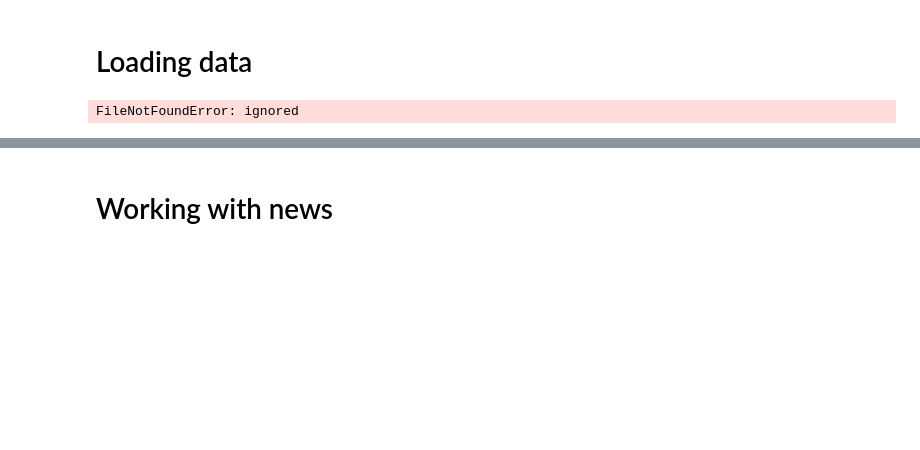
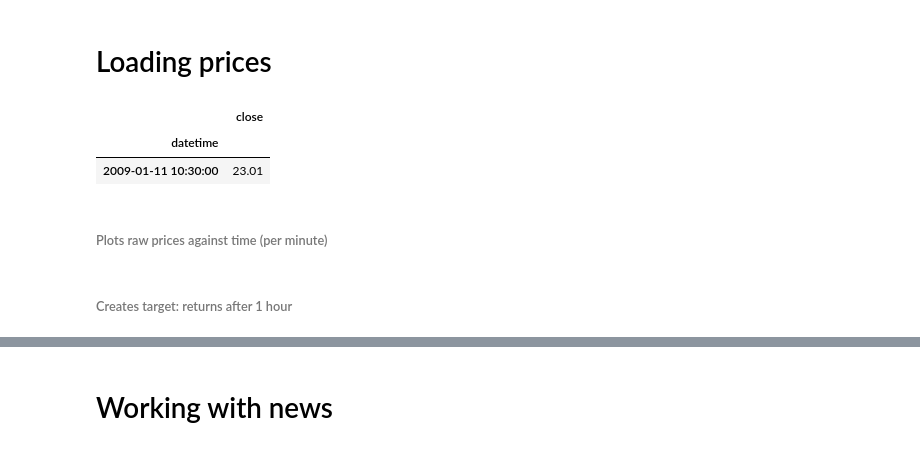
Before and after one commit to Quotermain/sber_stock_analysis, a Jupyter notebook: analysis.ipynb, the cells around one changed output, grey strips where cells are left out. Saved outputs shown, nothing was run; the diff lists cells and outputs as text; code cells hidden in the pictures; blank space fills up the shorter version.

```diff
--- a/analysis.ipynb
+++ b/analysis.ipynb
@@ -109,20 +93,24 @@ def accuracy_per_class(preds, labels):
         print(f'Class: {label_dict_inverse[label]}')
         print(f'Accuracy: {len(y_preds[y_preds==label])}/{len(y_true)}\n')
 # %% [markdown]
-# Loading data
+# Loading prices
 # %%
 data = pd.read_csv(
-    'data/SBER.txt',
+    'drive/MyDrive/data/SBER.txt',
     usecols=['<DATE>', '<TIME>', '<CLOSE>'],
     parse_dates=[['<DATE>', '<TIME>']],
     dayfirst=True
 )
 data.columns = ['datetime', 'close']
 data.set_index('datetime', inplace=True)
 
-data.head()
+data.head(1)
 # %% [output]
-FileNotFoundError: ignored
+|  | close |
+| datetime |  |
+| 2009-01-11 10:30:00 | 23.01 |
+# %% [markdown]
+###### Plots raw prices against time (per minute)
 # %%
 plt.plot(data.close[-200:])
 plt.title('Closing price of SBERBANK')
@@ -130,6 +118,8 @@ plt.ylabel('Closing price')
 plt.xlabel('Date_time')
 plt.grid(False)
 plt.show()
+# %% [markdown]
+###### Creates target: returns after 1 hour
 # %%
 data['returns_per_hour'] = data.close.pct_change(periods=60).shift(-60)
 data.head(6)
```
Also changed, not shown: parts of 7 cells of this notebook.
